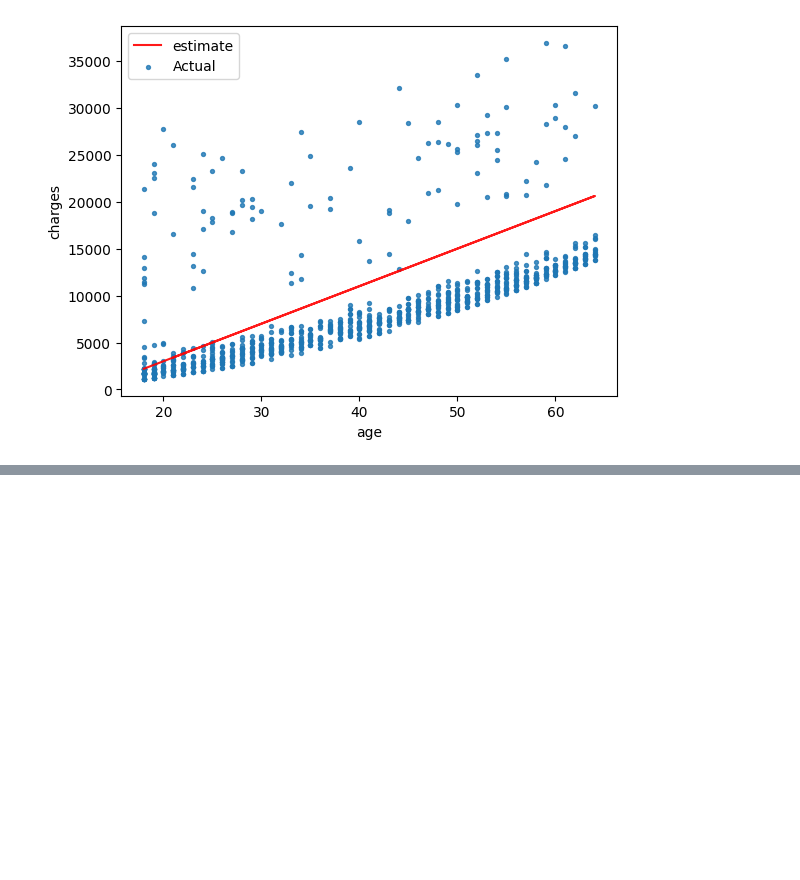
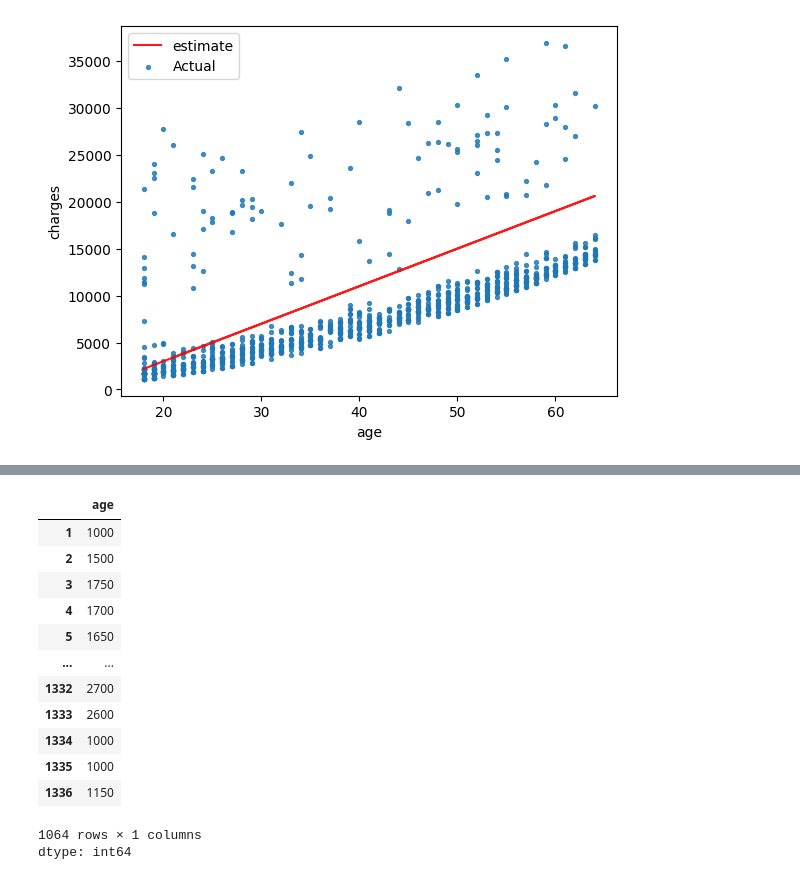
Before and after one commit to pramodyasci/scikit-learn-practice, a Jupyter notebook: scikit_learn_practice.ipynb, the cells around one changed output, grey strips where cells are left out. Saved outputs shown, nothing was run; the diff lists cells and outputs as text; code cells hidden in the pictures; blank space fills up the shorter version.

```diff
--- a/scikit_learn_practice.ipynb
+++ b/scikit_learn_practice.ipynb
@@ -209,0 +229,18 @@ try_parameters(400,-5000)
+# %%
+predictions = estimated_charges
+predictions
+# %% [output]
+|  | age |
+| 1 | 1000 |
+| 2 | 1500 |
+| 3 | 1750 |
+| 4 | 1700 |
+| 5 | 1650 |
+| ... | ... |
+| 1332 | 2700 |
+| 1333 | 2600 |
+| 1334 | 1000 |
+| 1335 | 1000 |
+| 1336 | 1150 |
+1064 rows × 1 columns
+dtype: int64
```
Also changed, not shown: parts of 28 cells of this notebook.
